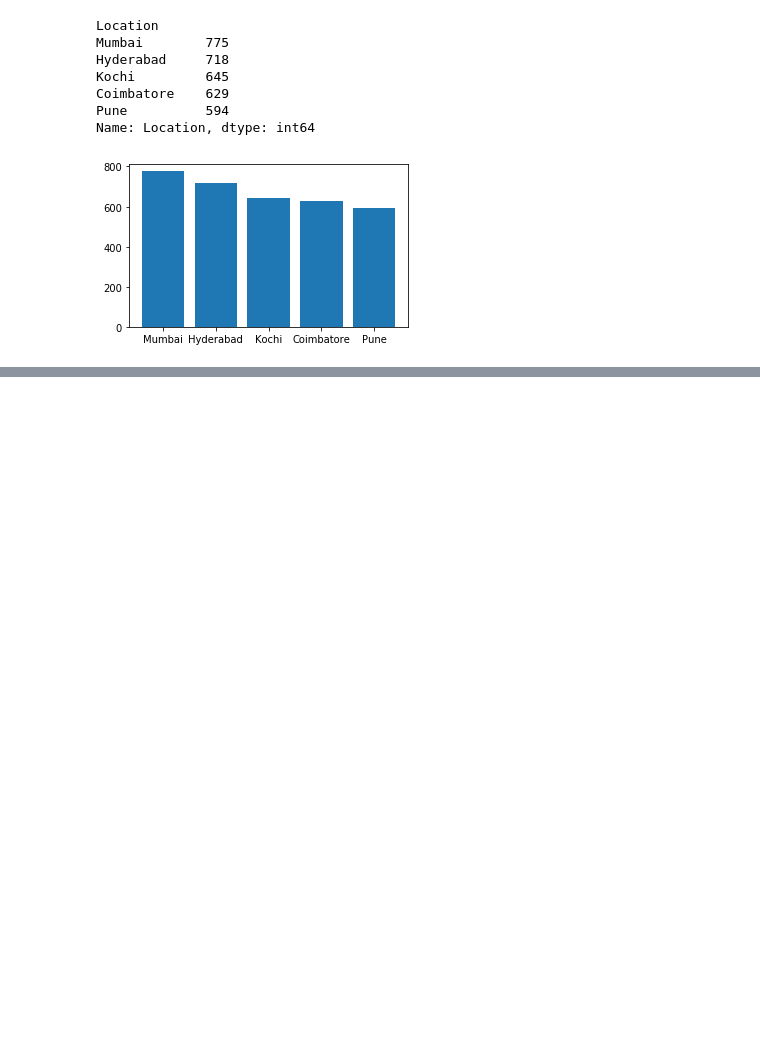
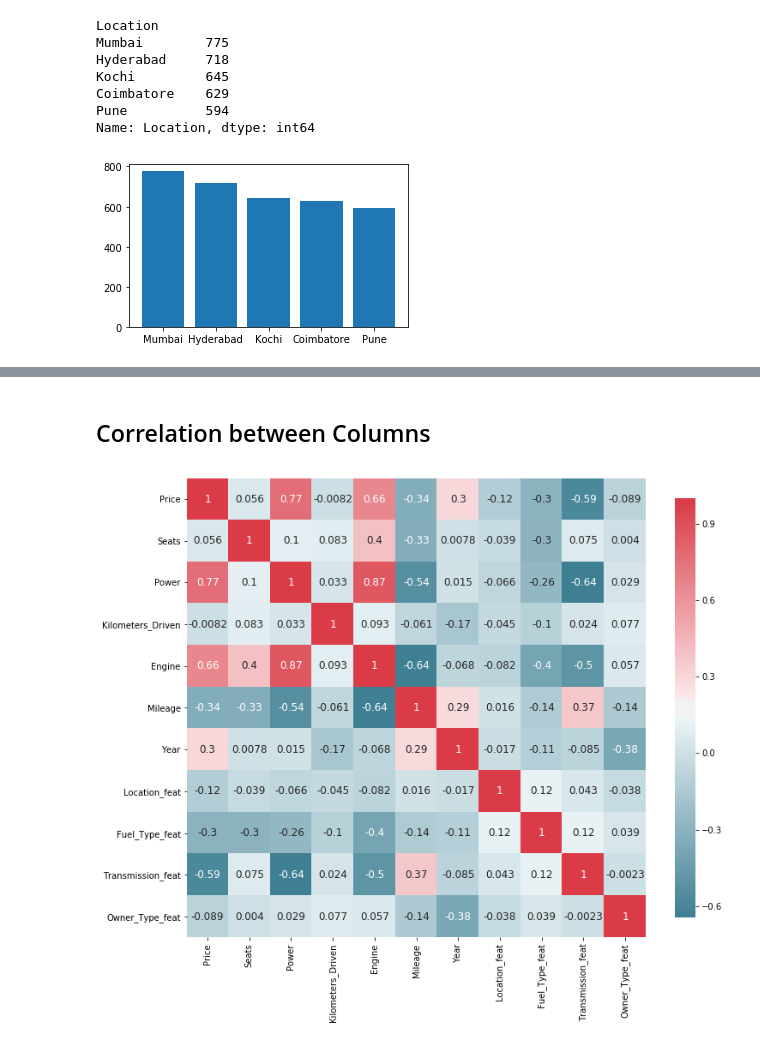
Before and after one commit to ddb95/Data_Science_and_ML_Projects, a Jupyter notebook: predictingUsedCars/PredictUsedCarsPrice.ipynb, the cells around one changed output, grey strips where cells are left out. Cells and saved outputs as stored; diff of their text form; code cells hidden in the pictures; blank space fills up the shorter version.

```diff
--- a/predictingUsedCars/PredictUsedCarsPrice.ipynb
+++ b/predictingUsedCars/PredictUsedCarsPrice.ipynb
@@ -402,0 +453,13 @@ Name: Location, dtype: int64
+# %%
+from sklearn import preprocessing
+
+labels = ['Name', 'Location','Fuel_Type', 'Transmission', 'Owner_Type']
+les = {}
+
+for l in labels:
+    les[l] = preprocessing.LabelEncoder()
+    les[l].fit(trainingDataFinal[l])
+    tr = les[l].transform(trainingDataFinal[l])
+    trainingDataFinal.loc[:, l + '_feat'] = pd.Series(tr, index=trainingDataFinal.index)
+
+labeled = trainingDataFinal[['Price', 'Seats', 'Power', 'Kilometers_Driven', 'Engine', 'Mileage', 'Year'] + [x + '_feat' for x in labels]]
@@ -402,0 +488,2 @@ Name: Location, dtype: int64
+# %%
+labeled.drop(['Name_feat'], axis='columns', inplace=True)
@@ -402,0 +499,20 @@ Name: Location, dtype: int64
+# %% [markdown]
+## Correlation between Columns
+# %%
+def plot_correlation_map( df ):
+    corr = df.corr()
+    _ , ax = plt.subplots( figsize =( 12 , 10 ) )
+    cmap = sns.diverging_palette( 220 , 10 , as_cmap = True )
+    _ = sns.heatmap(
+        corr,
+        cmap = cmap,
+        square=True,
+        cbar_kws={ 'shrink' : .9 },
+        ax=ax,
+        annot = True,
+        annot_kws = { 'fontsize' : 12 }
+    )
+# %%
+plot_correlation_map(labeled)
+# %% [output]
+[figure, added]
```
Also changed, not shown: parts of 13 cells of this notebook.
